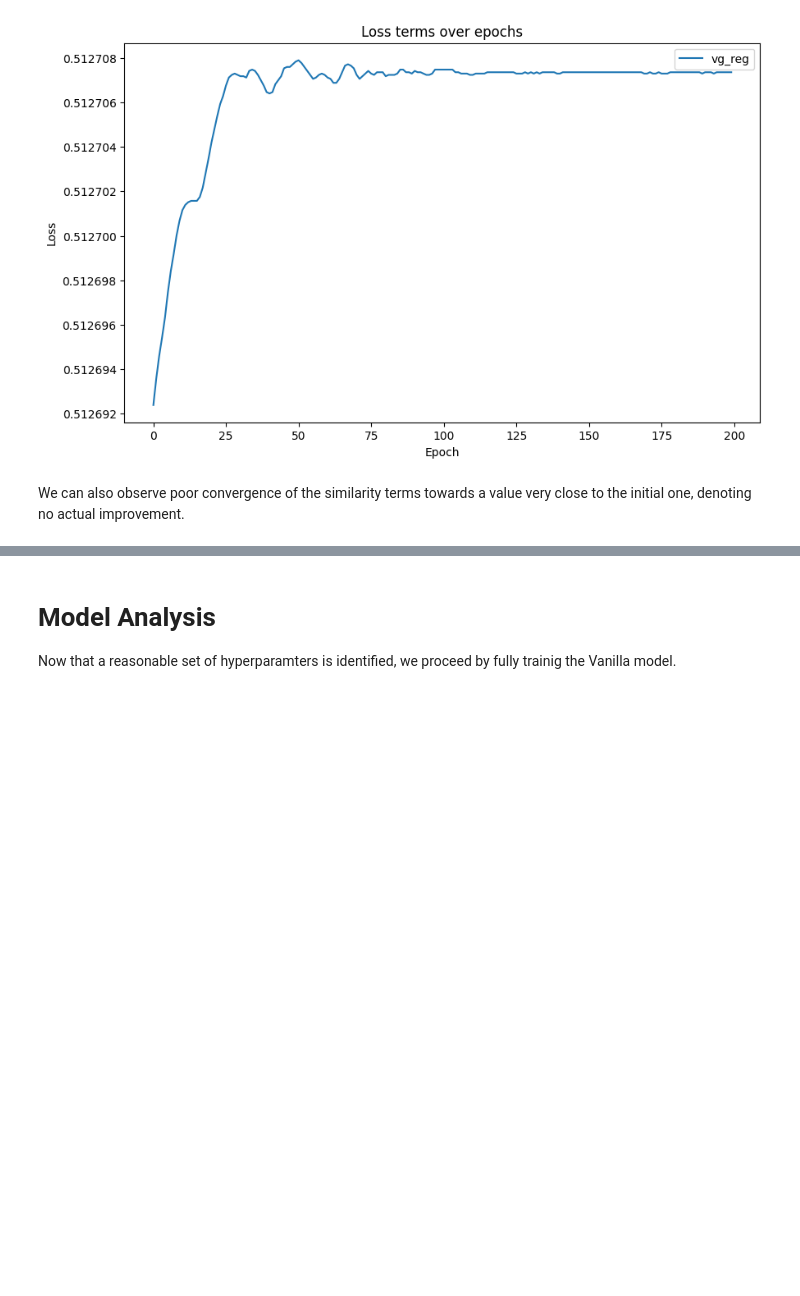
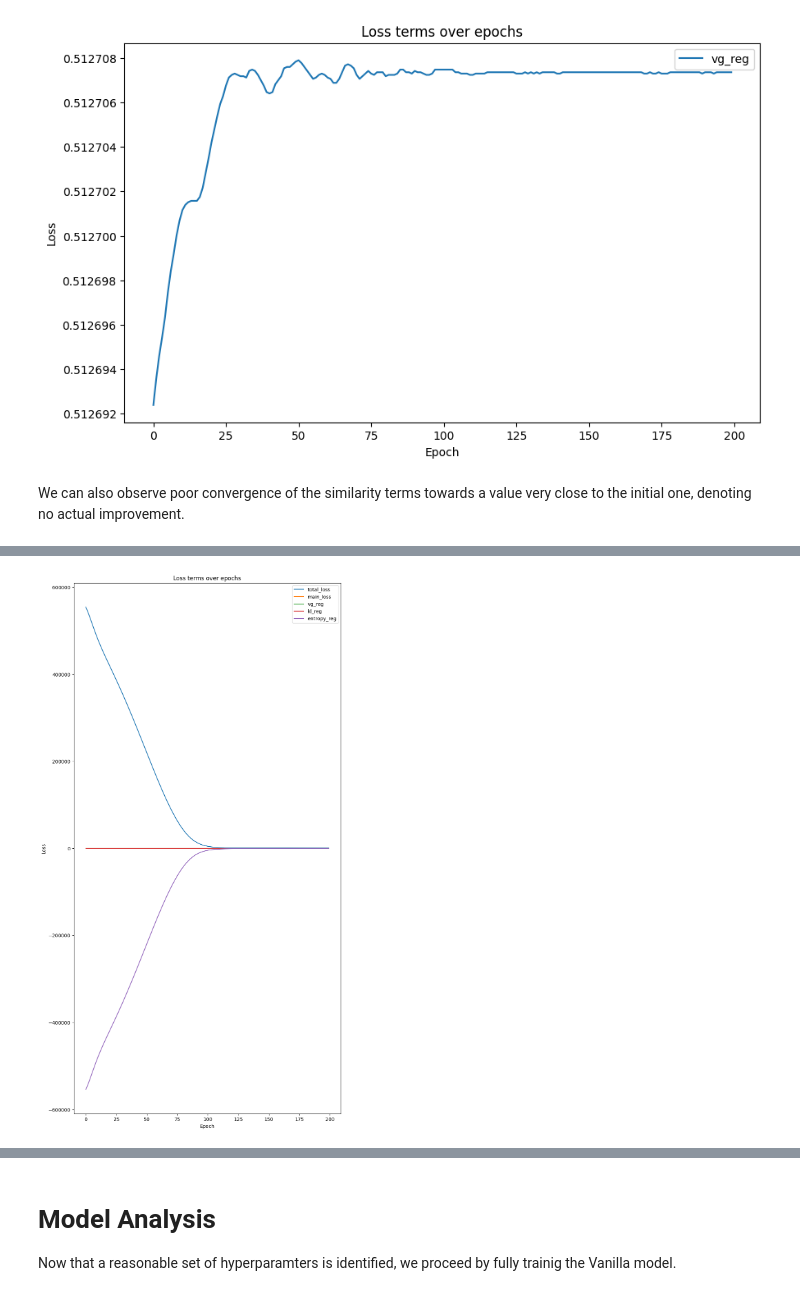
Before and after one commit to enric-bazz/Tangram, a Jupyter notebook: MyNotebooks/vanilla_model_analysis.ipynb, the cells around one changed output, grey strips where cells are left out. Drawn from its saved outputs; the diff is of its cells as text; code cells hidden in the pictures; blank space fills up the shorter version.

```diff
--- a/MyNotebooks/vanilla_model_analysis.ipynb
+++ b/MyNotebooks/vanilla_model_analysis.ipynb
@@ -147,0 +149,15 @@ We can also observe poor convergence of the similarity terms towards a value ver
+# %%
+ad_map_baseline, mapper_baseline, data_baseline = tg.map_cells_to_space(
+        adata_sc,
+        adata_st,
+        mode='vanilla',
+        learning_rate=0.1,
+        num_epochs=200,
+        lambda_d=1,
+        lambda_g1=1,
+        lambda_g2=1,
+        lambda_r=1,
+        lambda_l1=0,
+        lambda_l2=0,
+        random_state=42,
+        )
@@ -147,0 +186,6 @@ We can also observe poor convergence of the similarity terms towards a value ver
+# %%
+# Plot all terms
+tg.plot_training_history(adata_map=ad_map_baseline, hyperpams=mapper_baseline.hparams,
+                   log_scale=False, lambda_scale=False)
+# %% [output]
+[figure, added]
```
Also changed, not shown: parts of 23 cells of this notebook, 2 other files.
